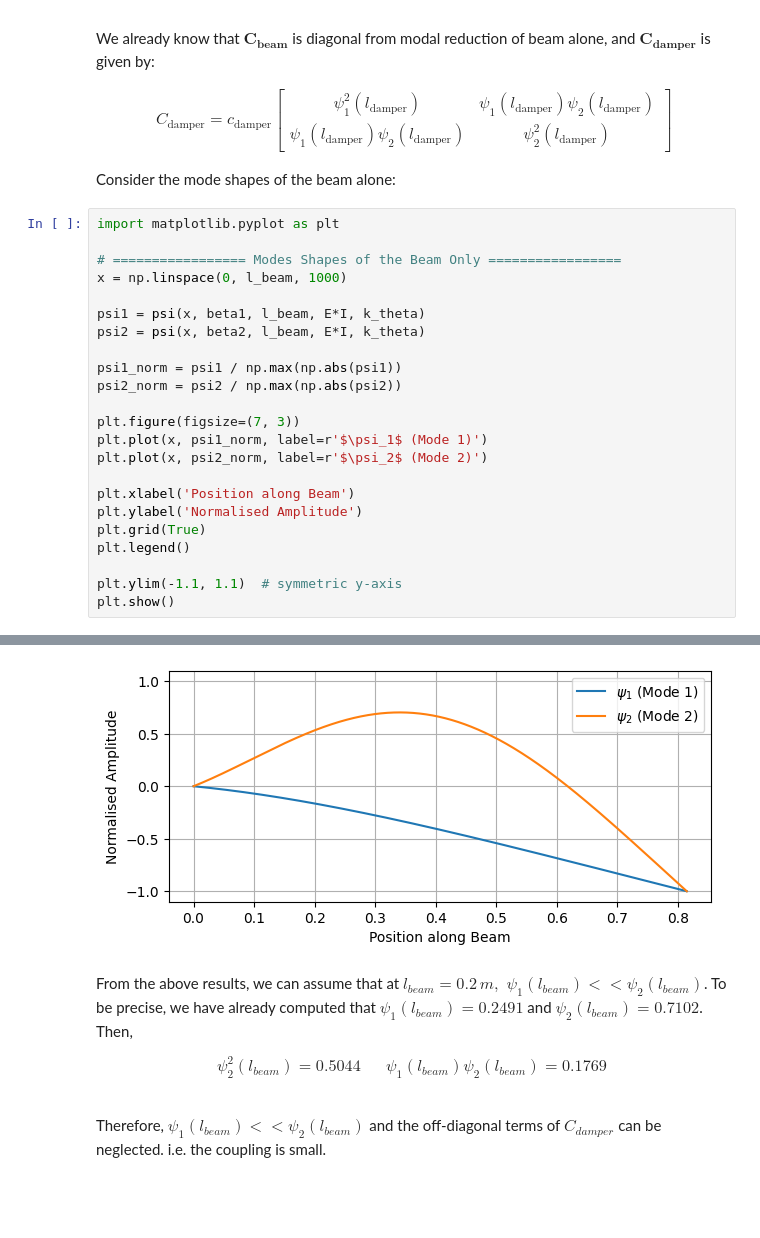
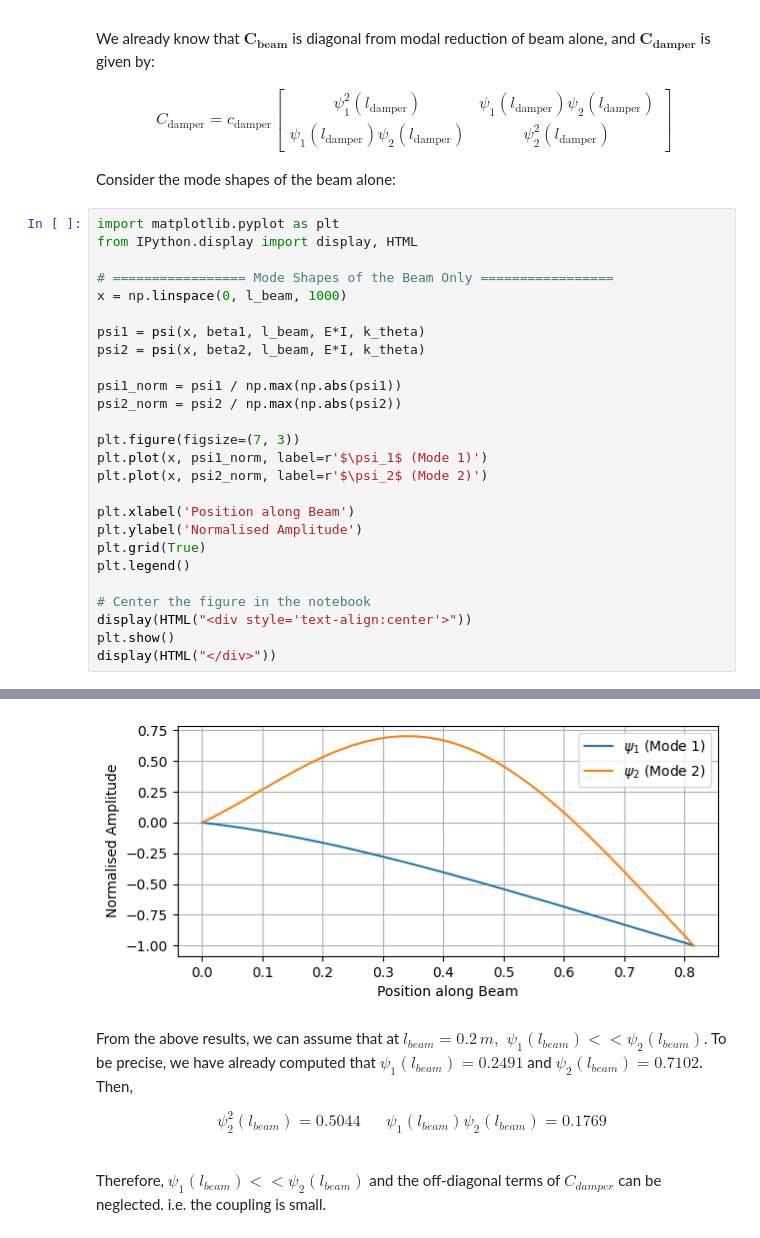
Before and after one commit to chamudithamk/ME422-B2-Lab-Group, a Jupyter notebook: Vibration/E20_198_Vibration.ipynb, the cells around one changed output, grey strips where cells are left out. Saved outputs shown, nothing was run; the diff lists cells and outputs as text; blank space fills up the shorter version.

```diff
--- a/Vibration/E20_198_Vibration.ipynb
+++ b/Vibration/E20_198_Vibration.ipynb
@@ -669,8 +669,9 @@ c_{\text{damper}}
 Consider the mode shapes of the beam alone:
 # %%
 import matplotlib.pyplot as plt
+from IPython.display import display, HTML
 
-# ================= Modes Shapes of the Beam Only =================
+# ================= Mode Shapes of the Beam Only =================
 x = np.linspace(0, l_beam, 1000)
 
 psi1 = psi(x, beta1, l_beam, E*I, k_theta)
@@ -688,6 +689,8 @@ plt.ylabel('Normalised Amplitude')
 plt.grid(True)
 plt.legend()
 
-plt.ylim(-1.1, 1.1)  # symmetric y-axis
+# Center the figure in the notebook
+display(HTML("<div style='text-align:center'>"))
 plt.show()
+display(HTML("</div>"))
 # %% [output]
@@ -694,4 +698,4 @@ plt.show()
-[figure, old version]
+[figure, new version]
 # %% [markdown]
 From the above results, we can assume that at $l_{beam} = 0.2\,m,\,\, \psi_1(l_{beam}) << \psi_2(l_{beam})$. To be precise, we have already computed that $\psi_1(l_{beam}) = 0.2491$ and $\psi_2(l_{beam}) = 0.7102$. Then,
 
```
Also changed, not shown: parts of 1 cell of this notebook.
